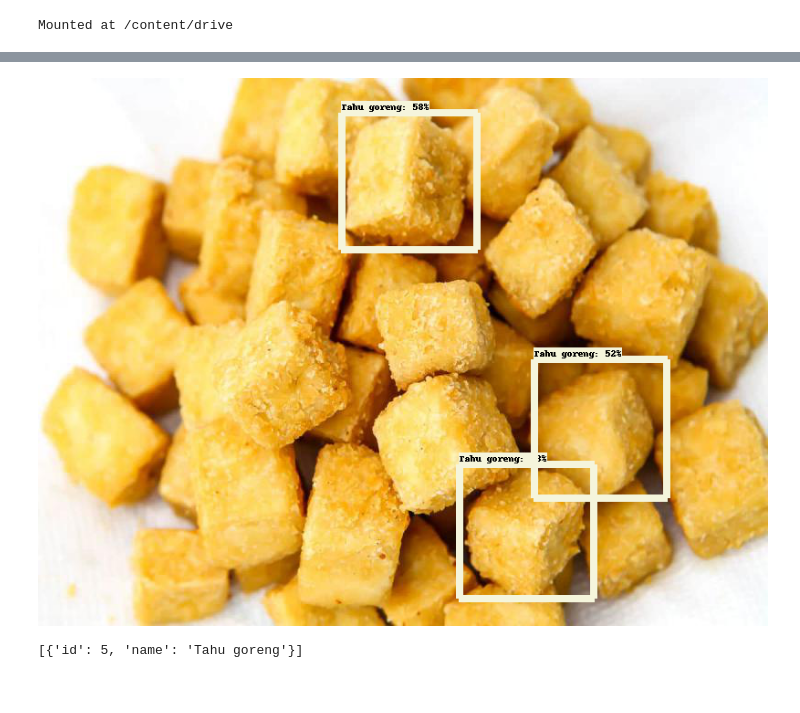
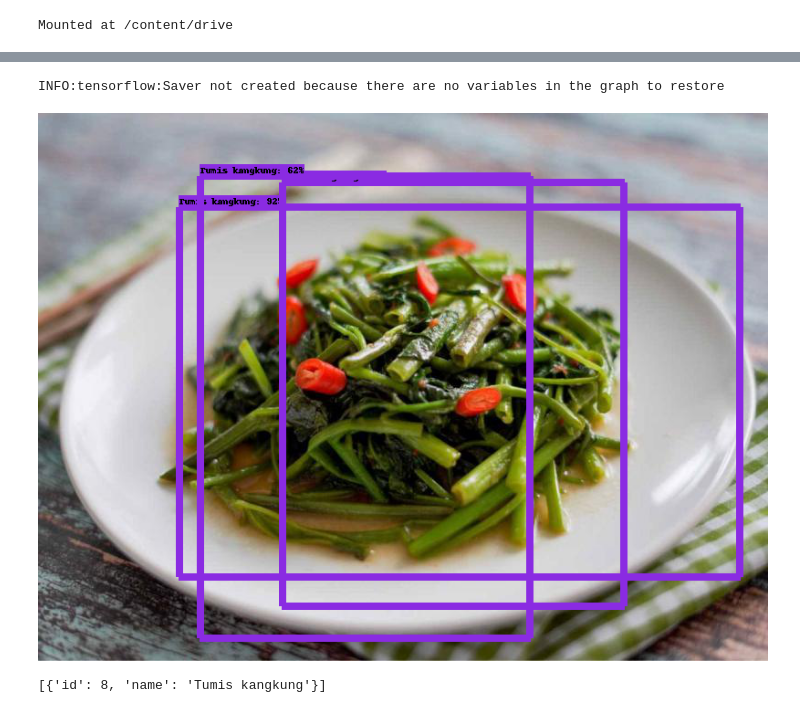
Before and after one commit to BangkitCapstone-HELPER/ML-path, a Jupyter notebook: extract_string_label.ipynb, the cells around one changed output, grey strips where cells are left out. Drawn from its saved outputs; the diff is of its cells as text; code cells hidden in the pictures.

```diff
--- a/extract_string_label.ipynb
+++ b/extract_string_label.ipynb
@@ -82,27 +64,29 @@ inferenceutils.py   100%[===================>]   2.17K  --.-KB/s    in 0s
 # %%
-output_dir = 'inference_graph'
-labelmap_path = "/content/drive/MyDrive/Capstone/ML/Model/labelmap.pbtxt"
+output_dir = '/content/content/models/research/fine_tuned_model'
+labelmap_path = "/content/drive/MyDrive/Capstone/ML/Img/scripts/labelmap.pbtxt"
 
 category_index = label_map_util.create_category_index_from_labelmap(labelmap_path, use_display_name=True)
 tf.keras.backend.clear_session()
-model = tf.saved_model.load(f'/content/content/{output_dir}/saved_model')
+model = tf.saved_model.load(f'{output_dir}/saved_model')
+# %% [output]
+INFO:tensorflow:Saver not created because there are no variables in the graph to restore
 # %%
-image_name = '/content/drive/MyDrive/Capstone/ML/Img/test/tahu-148--2-_jpg.rf.edaa079d3fcf76646b4eb76cf737facc.jpg'
+image_name = '/content/drive/MyDrive/Capstone/ML/Img/test/tumis_kangkung-150_jpg.rf.a469780abbc009f2f3712ce70926d82d.jpg'
 
 image_np = load_image_into_numpy_array(image_name)
 output_dict = run_inference_for_single_image(model, image_np)
 vis_util.visualize_boxes_and_labels_on_image_array(
     image_np,
     output_dict['detection_boxes'],
     output_dict['detection_classes'],
     output_dict['detection_scores'],
     category_index,
     instance_masks=output_dict.get('detection_masks_reframed', None),
     use_normalized_coordinates=True,
     line_thickness=8)
 display(Image.fromarray(image_np))
 # %% [output]
-[figure, old version]
+[figure, new version]
 # %%
 threshold = 0.5
 food_predict = []
@@ -114,4 +98,4 @@ for i in range(len(output_dict['detection_scores'])):
       food_predict.append(name)
 print(food_predict)
 # %% [output]
-[{'id': 5, 'name': 'Tahu goreng'}]
+[{'id': 8, 'name': 'Tumis kangkung'}]
```
Also changed, not shown: parts of 5 cells of this notebook.
